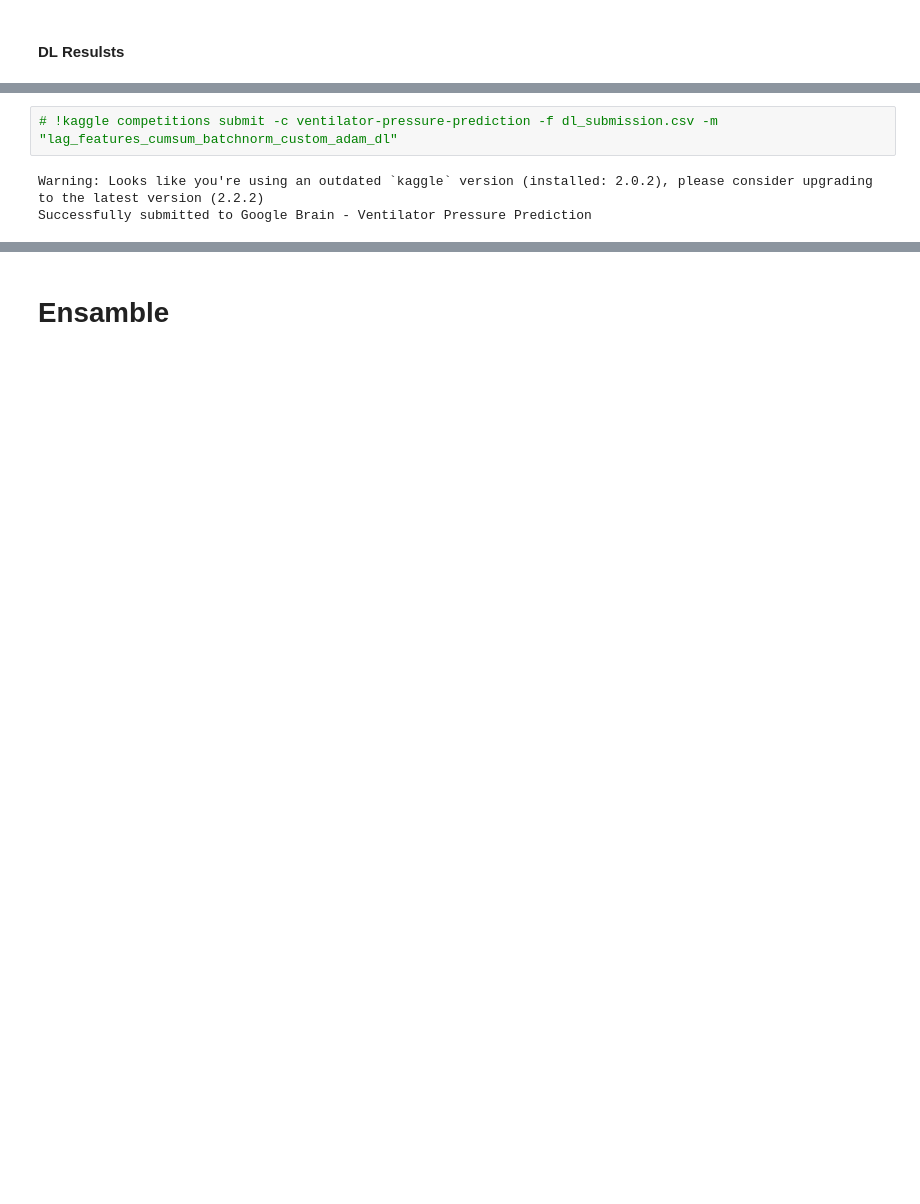
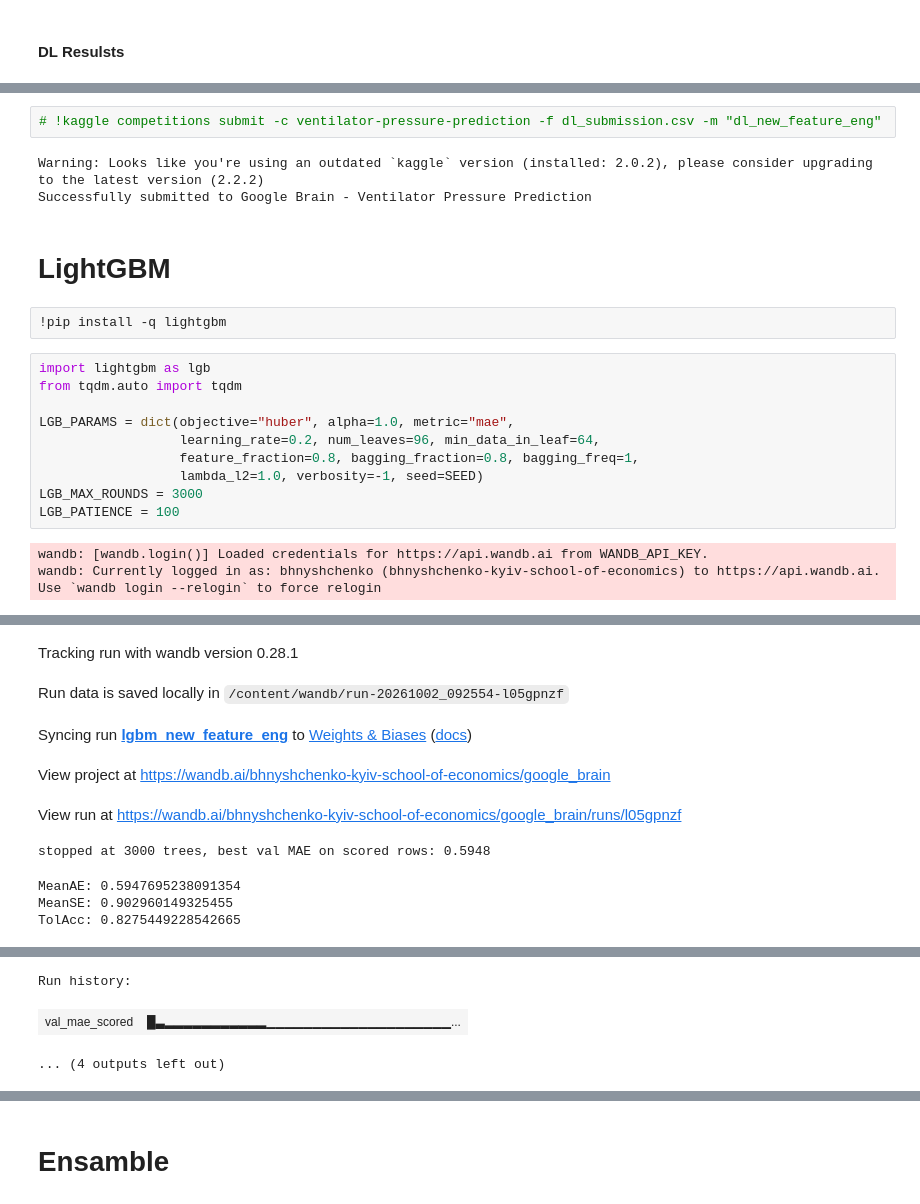
Before and after one commit to vumenira/DL_model_for_google_brain, a Jupyter notebook: main.ipynb, the cells around one changed output, grey strips where cells are left out. Saved outputs shown, nothing was run; the diff lists cells and outputs as text; blank space fills up the shorter version.

Commit message:
added new feature engineering, LGBM

```diff
--- a/main.ipynb
+++ b/main.ipynb
@@ -427,5 +516,22 @@ TolAcc: 0.45906837745913187
 # %%
-# !kaggle competitions submit -c ventilator-pressure-prediction -f dl_submission.csv -m "lag_features_cumsum_batchnorm_custom_adam_dl"
+# !kaggle competitions submit -c ventilator-pressure-prediction -f dl_submission.csv -m "dl_new_feature_eng"
 # %% [output]
 Warning: Looks like you're using an outdated `kaggle` version (installed: 2.0.2), please consider upgrading to the latest version (2.2.2)
 Successfully submitted to Google Brain - Ventilator Pressure Prediction
+# %% [markdown]
+# **LightGBM**
+# %%
+!pip install -q lightgbm
+# %%
+import lightgbm as lgb
+from tqdm.auto import tqdm
+
+LGB_PARAMS = dict(objective="huber", alpha=1.0, metric="mae",
+                  learning_rate=0.2, num_leaves=96, min_data_in_leaf=64,
+                  feature_fraction=0.8, bagging_fraction=0.8, bagging_freq=1,
+                  lambda_l2=1.0, verbosity=-1, seed=SEED)
+LGB_MAX_ROUNDS = 3000
+LGB_PATIENCE = 100
+# %% [output]
+wandb: [wandb.login()] Loaded credentials for https://api.wandb.ai from WANDB_API_KEY.
+wandb: Currently logged in as: bhnyshchenko (bhnyshchenko-kyiv-school-of-economics) to https://api.wandb.ai. Use `wandb login --relogin` to force relogin
@@ -431,0 +539,9 @@ Successfully submitted to Google Brain - Ventilator Pressure Prediction
+Tracking run with wandb version 0.28.1
+Run data is saved locally in /content/wandb/run-20261002_092554-l05gpnzf
+Syncing run lgbm_new_feature_eng to Weights & Biases (docs)
+View project at https://wandb.ai/bhnyshchenko-kyiv-school-of-economics/google_brain
+View run at https://wandb.ai/bhnyshchenko-kyiv-school-of-economics/google_brain/runs/l05gpnzf
+stopped at 3000 trees, best val MAE on scored rows: 0.5948
+MeanAE: 0.5947695238091354
+MeanSE: 0.902960149325455
+TolAcc: 0.8275449228542665
@@ -431,0 +549,3 @@ Successfully submitted to Google Brain - Ventilator Pressure Prediction
+Run history:
+| val_mae_scored | █▃▂▂▂▂▂▂▂▂▂▂▂▁▁▁▁▁▁▁▁▁▁▁▁▁▁▁▁▁▁▁▁... |
+... (4 outputs left out)
```
Also changed, not shown: parts of 19 cells of this notebook.
